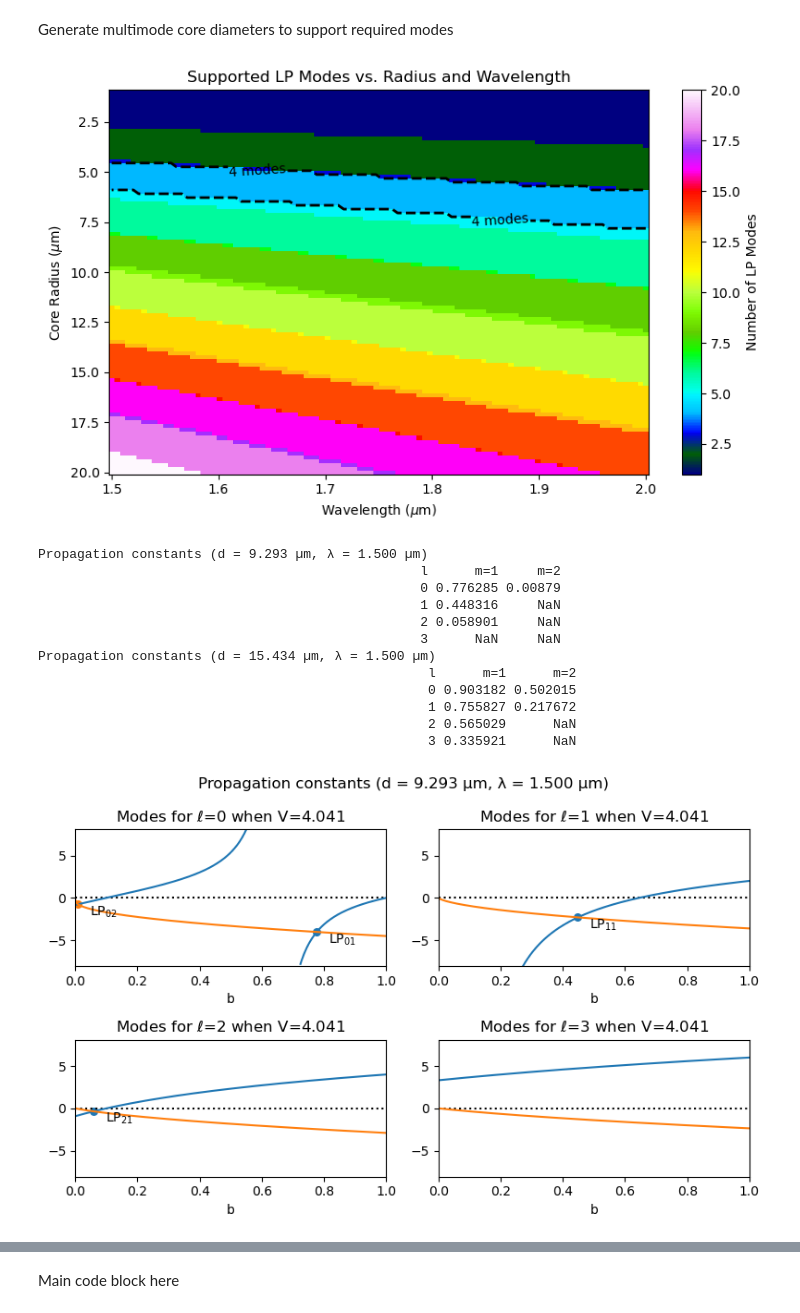
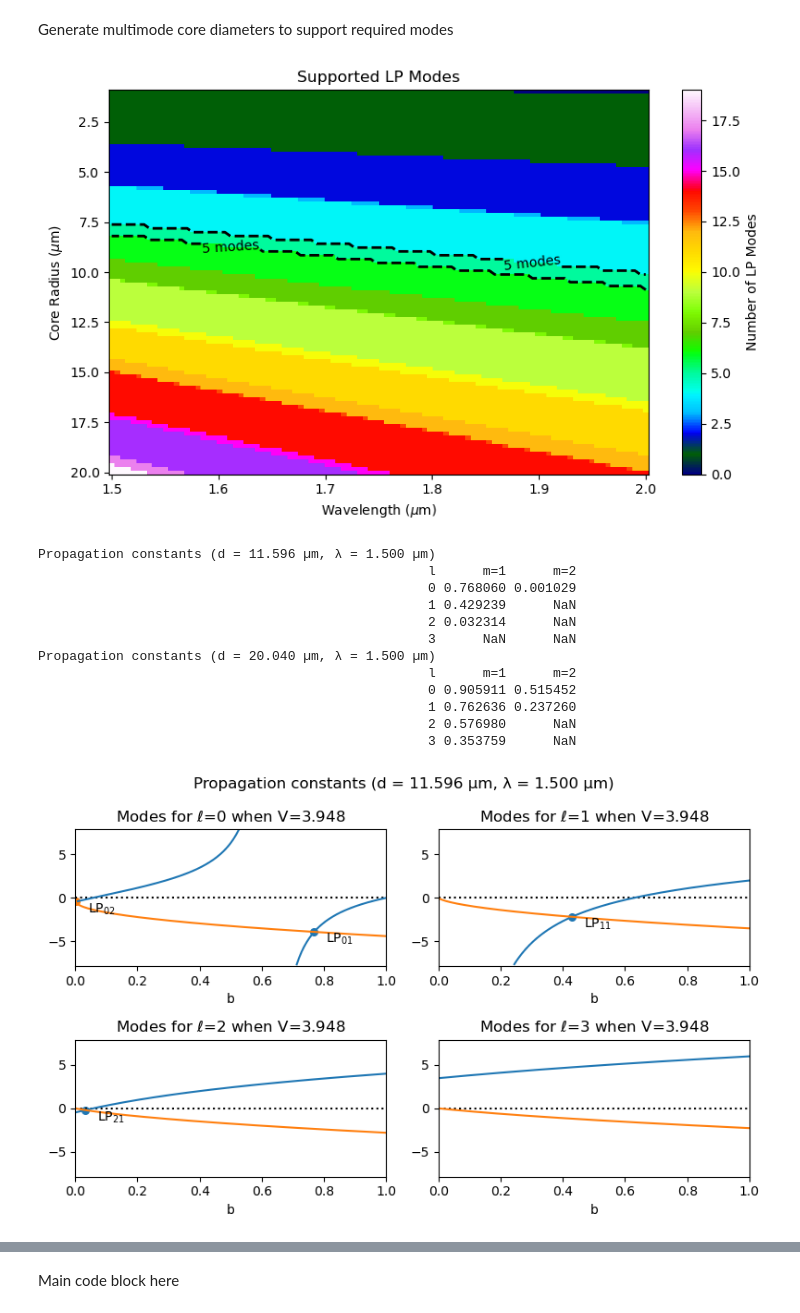
Before and after one commit to SAIL-Labs/RSoft-Automaton, a Jupyter notebook: Data_Manip.ipynb, the cells around one changed output, grey strips where cells are left out. Saved outputs shown, nothing was run; the diff lists cells and outputs as text; code cells hidden in the pictures.

```diff
--- a/Data_Manip.ipynb
+++ b/Data_Manip.ipynb
@@ -42,7 +42,7 @@ wavelengths = np.linspace(1.5, 2.0, 100)
 Note: mode desired below does not account for different mode orientations!
 e.g. if you want 6 modes you only want the first 4 LP modes + their orientations
 '''
-mode_desired = mode_wanted_considering_mode_orientations(LP_mode_dict, 6)
+mode_desired = mode_wanted_considering_mode_orientations(LP_mode_dict, 8)
 # calculates the true number of modes including their orientations
 l_modes_to_consider = mode_desired
 
@@ -69,46 +69,46 @@ R, WL = np.meshgrid(radii, wavelengths, indexing='ij')
 plt.figure(figsize=(8, 5))
 c = plt.pcolormesh(WL, R, mode_count, shading='auto', cmap='gist_ncar')
 
 mask_7 = (mode_count == mode_desired)
 contour = plt.contour(WL, R, mask_7.astype(int), levels=[0.5],
                       colors='k', linewidths=2.0, linestyles='--')
 
 plt.clabel(contour, fmt={0.5: f"{mode_desired} modes"}, colors='k', fontsize=10)
 
 plt.colorbar(c, label="Number of LP Modes")
 plt.xlabel(r"Wavelength ($\mu$m)")
 plt.ylabel(r"Core Radius ($\mu$m)")
-plt.title("Supported LP Modes vs. Radius and Wavelength")
+plt.title("Supported LP Modes")
 plt.gca().invert_yaxis()
 plt.tight_layout()
 plt.show()
 
 # df_filtered, taper_min, taper_max = print_paras(radii, wavelengths, mode_count, mode_desired, l_modes_to_consider, NA, upper_bound = 2.0, lower_bound = 1.5)
 df_filtered, taper_min, taper_max = print_paras(
     radii, wavelengths, mode_count, NA,
     upper_bound=2.0, lower_bound=1.5
 )
 # Move all output files immediately after simulation
 images_dir = Path(os.path.expanduser("~/Desktop/Results/Images"))
 name_tag1 = "Available_LP_Modes_for_V_"
 name_tag2 = "Plotted_LP_Modes_for_V_"
 
 for file in os.listdir():
     if file.startswith(name_tag1) or file.startswith(name_tag2):
         shutil.move(file, os.path.join(images_dir, file))
 # %% [output]
-[figure, old version]
+[figure, new version]
-Propagation constants (d = 9.293 µm, λ = 1.500 µm)
-                                                 l      m=1     m=2
-                                                 0 0.776285 0.00879
-                                                 1 0.448316     NaN
-                                                 2 0.058901     NaN
-                                                 3      NaN     NaN
-Propagation constants (d = 15.434 µm, λ = 1.500 µm)
+Propagation constants (d = 11.596 µm, λ = 1.500 µm)
                                                   l      m=1      m=2
-                                                  0 0.903182 0.502015
-                                                  1 0.755827 0.217672
-                                                  2 0.565029      NaN
-                                                  3 0.335921      NaN
+                                                  0 0.768060 0.001029
+                                                  1 0.429239      NaN
+                                                  2 0.032314      NaN
+                                                  3      NaN      NaN
+Propagation constants (d = 20.040 µm, λ = 1.500 µm)
+                                                  l      m=1      m=2
+                                                  0 0.905911 0.515452
+                                                  1 0.762636 0.237260
+                                                  2 0.576980      NaN
+                                                  3 0.353759      NaN
-[figure, old version]
+[figure, new version]
 [figure]
```
Also changed, not shown: parts of 3 cells of this notebook, 7 other files.
